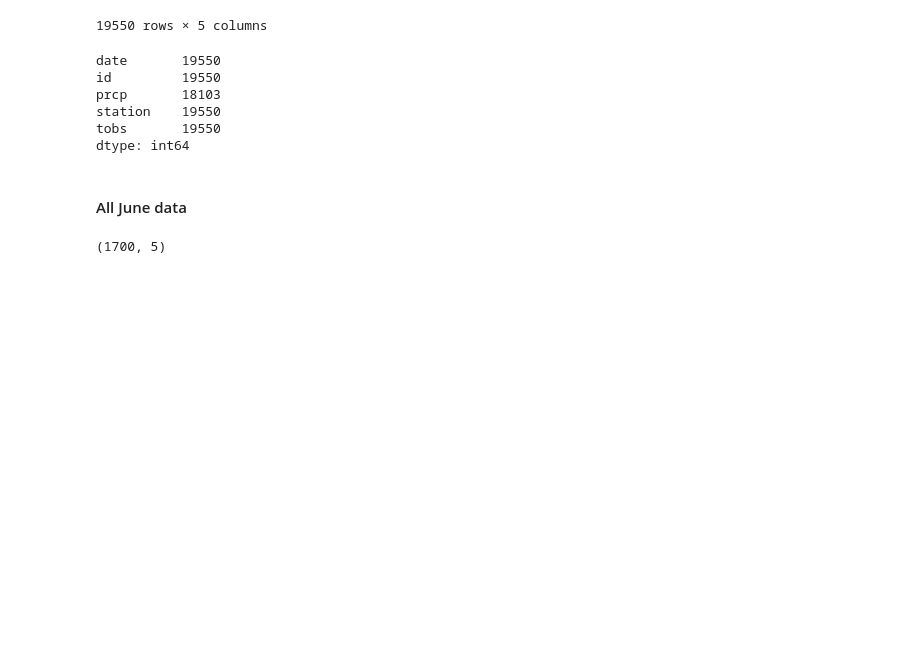
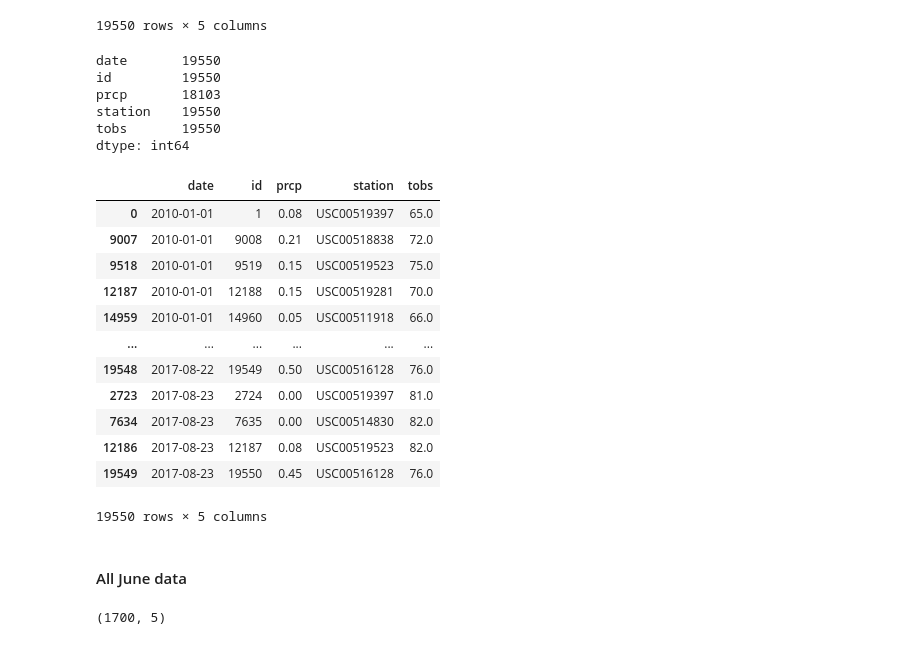
Before and after one commit to pqrt12/surfs_up, a Jupyter notebook: challenge.ipynb, the cells around one changed output. Drawn from its saved outputs; the diff is of its cells as text; code cells hidden in the pictures; blank space fills up the shorter version.

```diff
--- a/challenge.ipynb
+++ b/challenge.ipynb
@@ -86,6 +86,23 @@ prcp       18103
 station    19550
 tobs       19550
 dtype: int64
+# %%
+df = df.sort_values(by=['date'])
+df
+# %% [output]
+|  | date | id | prcp | station | tobs |
+| 0 | 2010-01-01 | 1 | 0.08 | USC00519397 | 65.0 |
+| 9007 | 2010-01-01 | 9008 | 0.21 | USC00518838 | 72.0 |
+| 9518 | 2010-01-01 | 9519 | 0.15 | USC00519523 | 75.0 |
+| 12187 | 2010-01-01 | 12188 | 0.15 | USC00519281 | 70.0 |
+| 14959 | 2010-01-01 | 14960 | 0.05 | USC00511918 | 66.0 |
+| ... | ... | ... | ... | ... | ... |
+| 19548 | 2017-08-22 | 19549 | 0.50 | USC00516128 | 76.0 |
+| 2723 | 2017-08-23 | 2724 | 0.00 | USC00519397 | 81.0 |
+| 7634 | 2017-08-23 | 7635 | 0.00 | USC00514830 | 82.0 |
+| 12186 | 2017-08-23 | 12187 | 0.08 | USC00519523 | 82.0 |
+| 19549 | 2017-08-23 | 19550 | 0.45 | USC00516128 | 76.0 |
+19550 rows × 5 columns
 # %% [markdown]
 #### All June data
 # %%
```
Also changed, not shown: parts of 2 cells of this notebook, 2 other files.
